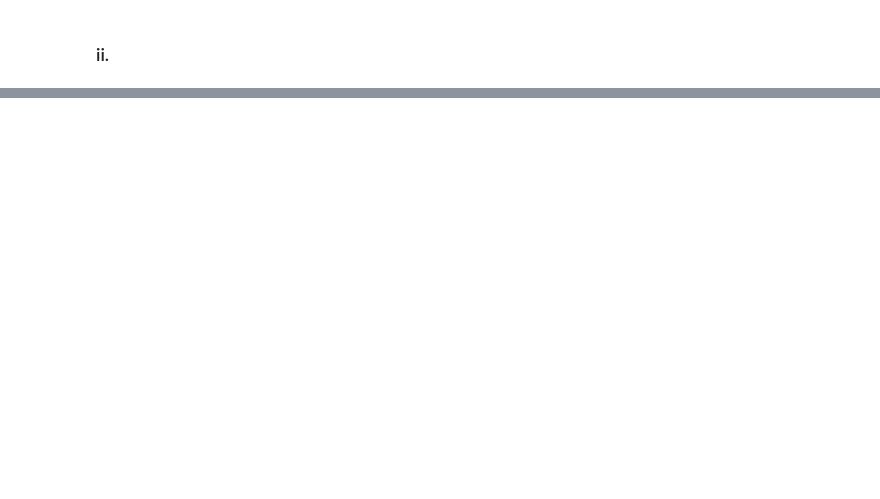
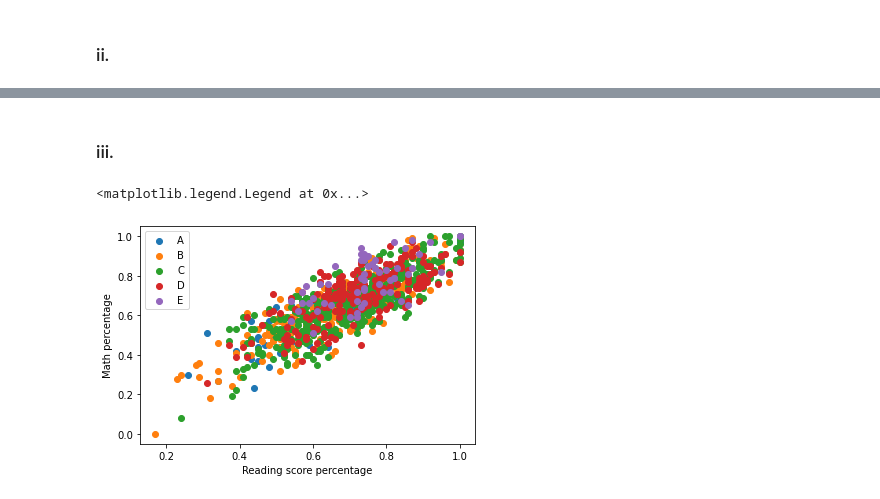
Before and after one commit to Pranaybot/Data_methods_Final_project, a Jupyter notebook: CMSE_381_Project.ipynb, the cells around one changed output, grey strips where cells are left out. Saved outputs shown, nothing was run; the diff lists cells and outputs as text; code cells hidden in the pictures; blank space fills up the shorter version.

```diff
--- a/CMSE_381_Project.ipynb
+++ b/CMSE_381_Project.ipynb
@@ -340,0 +272,14 @@ dtype: int64
+# %% [markdown]
+### iii.
+# %%
+plt.scatter(df3['reading score percentage'], df3['math percentage'], label = 'A')
+plt.scatter(df4['reading score percentage'], df4['math percentage'], label = 'B')
+plt.scatter(df5['reading score percentage'], df5['math percentage'], label = 'C')
+plt.scatter(df6['reading score percentage'], df6['math percentage'], label = 'D')
+plt.scatter(df7['reading score percentage'], df7['math percentage'], label = 'E')
+plt.xlabel('Reading score percentage')
+plt.ylabel('Math percentage')
+plt.legend()
+# %% [output]
+<matplotlib.legend.Legend at 0x...>
+[figure, added]
```
Also changed, not shown: parts of 25 cells of this notebook.
